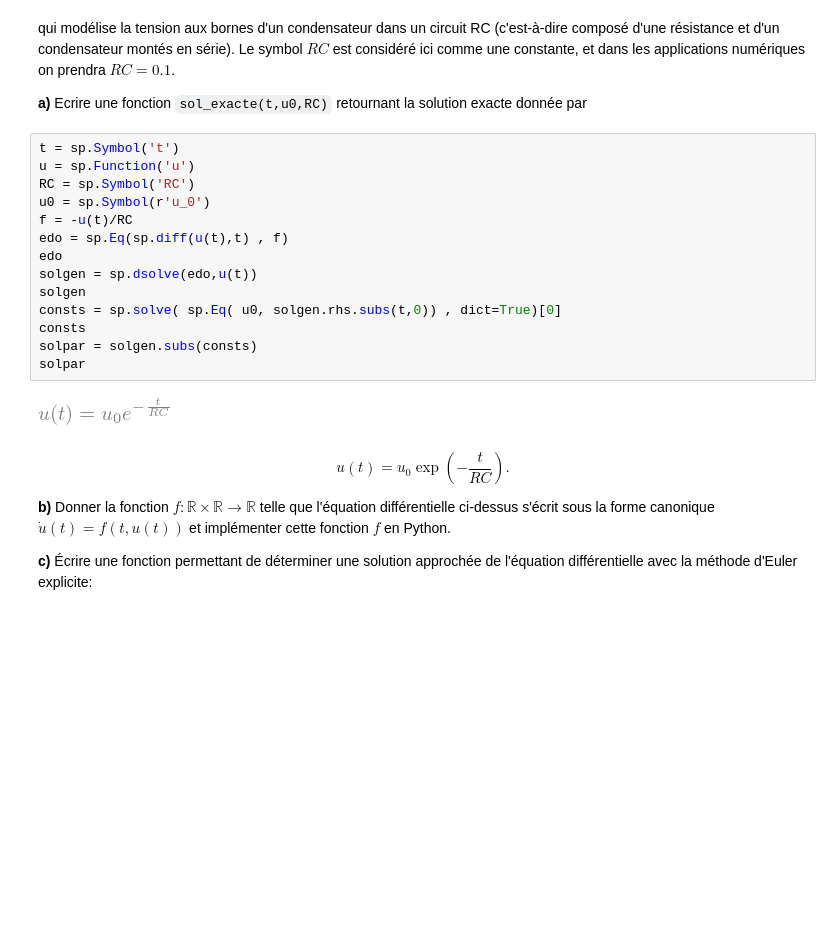
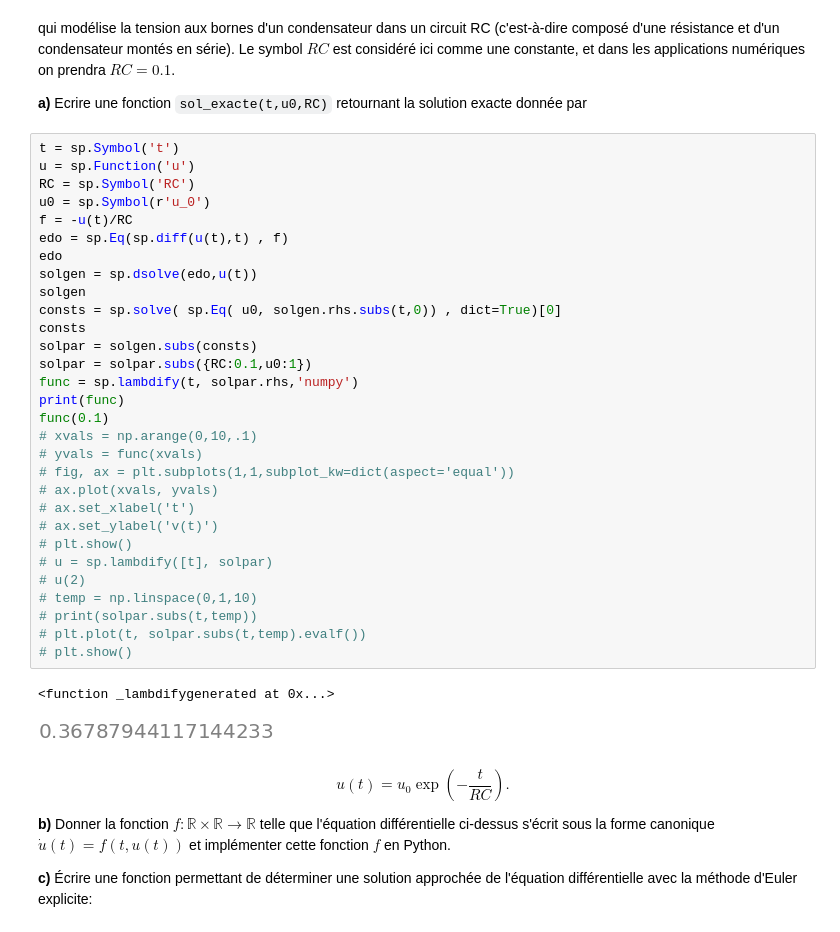
Before and after one commit to AntonioHorcasSerrano/LU2MA100, a Jupyter notebook: examen.ipynb, the cells around one changed output. Cells and saved outputs as stored; diff of their text form; blank space fills up the shorter version.

```diff
--- a/examen.ipynb
+++ b/examen.ipynb
@@ -108,19 +108,36 @@ Ecrire une fonction `sol_exacte(t,u0,RC)` retournant la solution exacte donnée
 # %%
 t = sp.Symbol('t')
 u = sp.Function('u')
 RC = sp.Symbol('RC')
 u0 = sp.Symbol(r'u_0')
 f = -u(t)/RC
 edo = sp.Eq(sp.diff(u(t),t) , f)
 edo
 solgen = sp.dsolve(edo,u(t))
 solgen
 consts = sp.solve( sp.Eq( u0, solgen.rhs.subs(t,0)) , dict=True)[0]
 consts
 solpar = solgen.subs(consts)
-solpar
+solpar = solpar.subs({RC:0.1,u0:1})
+func = sp.lambdify(t, solpar.rhs,'numpy')
+print(func)
+func(0.1)
+# xvals = np.arange(0,10,.1)
+# yvals = func(xvals)
+# fig, ax = plt.subplots(1,1,subplot_kw=dict(aspect='equal'))
+# ax.plot(xvals, yvals)
+# ax.set_xlabel('t')
+# ax.set_ylabel('v(t)')
+# plt.show()
+# u = sp.lambdify([t], solpar)
+# u(2)
+# temp = np.linspace(0,1,10)
+# print(solpar.subs(t,temp))
+# plt.plot(t, solpar.subs(t,temp).evalf())
+# plt.show()
 # %% [output]
+<function _lambdifygenerated at 0x...>
-[figure, old version]
+[figure, new version]
 # %% [markdown]
 $$
 u(t) = u_0 \exp\left(-\frac{t}{RC}\right).
```
